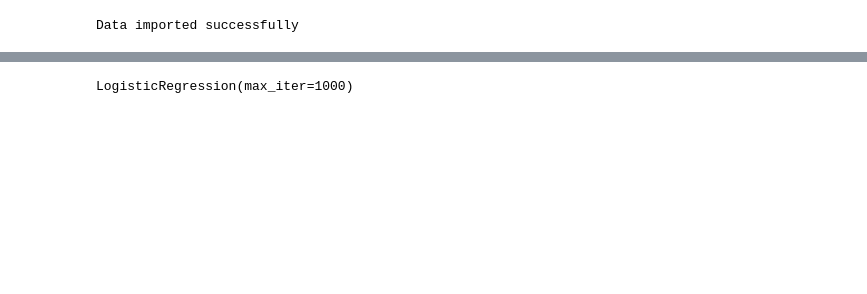
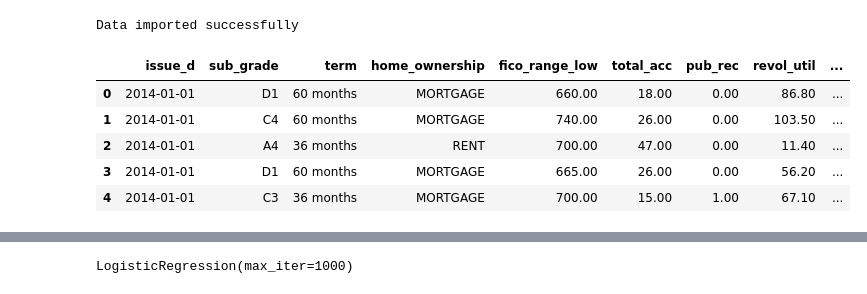
Before and after one commit to Abhibhi-03/Financial-Risk-Assessment, a Jupyter notebook: A1_Milestone1.ipynb, the cells around one changed output, grey strips where cells are left out. Cells and saved outputs as stored; diff of their text form; code cells hidden in the pictures; blank space fills up the shorter version.

```diff
--- a/A1_Milestone1.ipynb
+++ b/A1_Milestone1.ipynb
@@ -19,5 +56,13 @@ Requirement already satisfied: psutil in c:\users\envy\appdata\roaming\python\py
 # %%
-data = pd.read_csv("C:/Users/ENVY/Desktop/Assignment1/train_lending_club.csv")
+data = pd.read_csv("train_lending_club.csv")
 print("Data imported successfully")
+
+data.head()
 # %% [output]
 Data imported successfully
+|  | issue_d | sub_grade | term | home_ownership | fico_range_low | total_acc | pub_rec | revol_util | ... |
+| 0 | 2014-01-01 | D1 | 60 months | MORTGAGE | 660.00 | 18.00 | 0.00 | 86.80 | ... |
+| 1 | 2014-01-01 | C4 | 60 months | MORTGAGE | 740.00 | 26.00 | 0.00 | 103.50 | ... |
+| 2 | 2014-01-01 | A4 | 36 months | RENT | 700.00 | 47.00 | 0.00 | 11.40 | ... |
+| 3 | 2014-01-01 | D1 | 60 months | MORTGAGE | 665.00 | 26.00 | 0.00 | 56.20 | ... |
+| 4 | 2014-01-01 | C3 | 36 months | MORTGAGE | 700.00 | 15.00 | 1.00 | 67.10 | ... |
```
Also changed, not shown: parts of 36 cells of this notebook, 1 other file.
